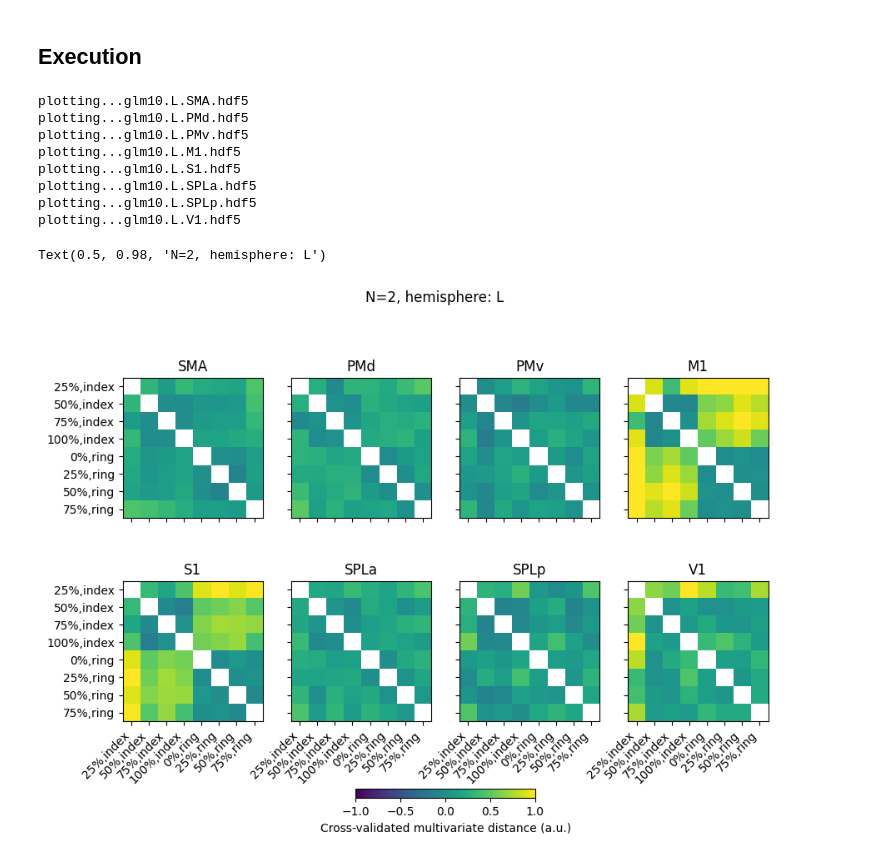
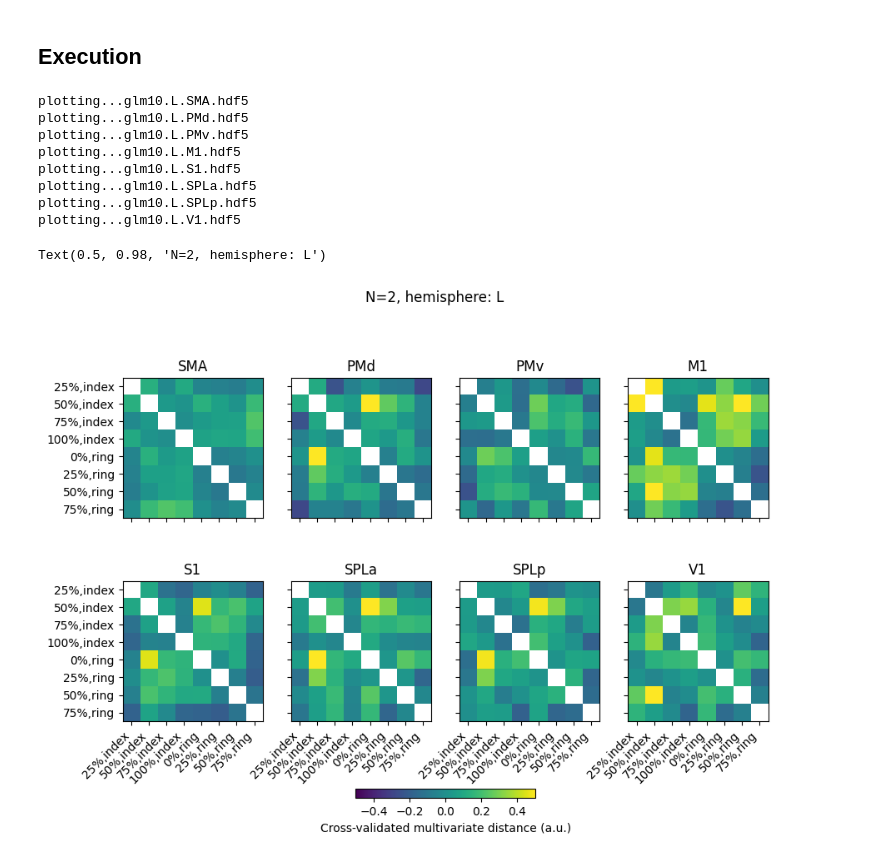
Before and after one commit to mnlmrc/sensori-motor-prediction, a Jupyter notebook: notebooks/main.ipynb, the cells around one changed output. Drawn from its saved outputs; the diff is of its cells as text; code cells hidden in the pictures.

```diff
--- a/notebooks/main.ipynb
+++ b/notebooks/main.ipynb
@@ -204,15 +275,16 @@ fig.subplots_adjust(top=0.85, bottom=.2)
 # %% [markdown]
 ## **Planning**
 # %%
+Hem = 'L'
 roi = ['SMA', 'PMd', 'PMv', 'M1', 'S1', 'SPLa', 'SPLp', 'V1']
-vmin, vmax = -.5, .5
-participant_id=['subj101']
-Hem = 'L'
+vmin, vmax = -.25, .25
+participant_id='subj100'
+glm = 11
 r = 0
 fig, axs = plt.subplots(nrows=2, ncols=4, sharex=True, sharey=True)
 for i in range(axs.shape[0]):
     for j in range(axs.shape[1]):
-        rdms = rsa.rdm.load_rdm(os.path.join(gl.baseDir, experiment, gl.rdmDir, f'glm10.{Hem}.{roi[r]}.hdf5'))
+        rdms = rsa.rdm.load_rdm(os.path.join(gl.baseDir, experiment, gl.rdmDir, participant_id, f'glm{glm}.{Hem}.{roi[r]}.hdf5'))
         rdms = rdms.subset_pattern(by='conds', value=['0%', '25%', '50%', '75%', '100%'])
 
         cax = rsa.vis.show_rdm_panel(
@@ -230,5 +302,5 @@ for i in range(axs.shape[0]):
 
 cbar = fig.colorbar(cax, ax=axs, orientation='horizontal', fraction=.02)
 cbar.set_label('Cross-validated multivariate distance (a.u.)')
-fig.suptitle(f'N={len(gl.participants[experiment])}, hemisphere: {Hem}')
+fig.suptitle(f'participant: {participant_id}, hemisphere: {Hem}')
 # %% [output]
@@ -237,10 +309,14 @@ Text(0.5, 0.98, 'N=2, hemisphere: L')
 # %%
 Hem = 'R'
+roi = ['SMA', 'PMd', 'PMv', 'M1', 'S1', 'SPLa', 'SPLp', 'V1']
+vmin, vmax = -.25, .25
+participant_id='subj100'
+glm = 11
 r = 0
 fig, axs = plt.subplots(nrows=2, ncols=4, sharex=True, sharey=True)
 for i in range(axs.shape[0]):
     for j in range(axs.shape[1]):
-        rdms = rsa.rdm.load_rdm(os.path.join(gl.baseDir, experiment, gl.rdmDir, f'glm10.{Hem}.{roi[r]}.hdf5'))
+        rdms = rsa.rdm.load_rdm(os.path.join(gl.baseDir, experiment, gl.rdmDir, participant_id, f'glm{glm}.{Hem}.{roi[r]}.hdf5'))
         rdms = rdms.subset_pattern(by='conds', value=['0%', '25%', '50%', '75%', '100%'])
 
         cax = rsa.vis.show_rdm_panel(
@@ -258,5 +334,5 @@ for i in range(axs.shape[0]):
 
 cbar = fig.colorbar(cax, ax=axs, orientation='horizontal', fraction=.02)
 cbar.set_label('Cross-validated multivariate distance (a.u.)')
-fig.suptitle(f'N={len(gl.participants[experiment])}, hemisphere: {Hem}')
+fig.suptitle(f'participant: {participant_id}, hemisphere: {Hem}')
 # %% [output]
@@ -265,45 +341,45 @@ Text(0.5, 0.98, 'N=2, hemisphere: R')
 # %% [markdown]
 ## **Execution**
 # %%
+Hem = 'L'
 r = 0
-vmin, vmax = -1, 1
-participant_id=['subj101']
-Hem = 'L'
+vmin, vmax = -.5, .5
+participant_id='subj100'
 fig, axs = plt.subplots(nrows=2, ncols=4, sharex=True, sharey=True, figsize=(10, 7))
 for i in range(axs.shape[0]):
     for j in range(axs.shape[1]):
         print(f'plotting...glm10.{Hem}.{roi[r]}.hdf5')
-        rdms = rsa.rdm.load_rdm(os.path.join(gl.baseDir, experiment, gl.rdmDir, f'glm10.{Hem}.{roi[r]}.hdf5'))
+        rdms = rsa.rdm.load_rdm(os.path.join(gl.baseDir, experiment, gl.rdmDir, participant_id,f'glm{glm}.{Hem}.{roi[r]}.hdf5'))
         rdms = rdms.subset_pattern(by='conds', value=['25%,index', '50%,index', '75%,index', '100%,index',
                                                       '0%,ring', '25%,ring', '50%,ring', '75%,ring',])
 
         cax = rsa.vis.show_rdm_panel(
                 rdms, axs[i, j], rdm_descriptor='roi', cmap='viridis', vmin=vmin, vmax=vmax
             )
         axs[i, j].set_xticks(np.arange(len(rdms.pattern_descriptors['conds'])))
         axs[i, j].set_xticklabels(rdms.pattern_descriptors['conds'], rotation=45, ha='right')
         axs[i, j].set_yticks(axs[i, j].get_xticks())
         axs[i, j].set_yticklabels(rdms.pattern_descriptors['conds'])
         axs[i, j].set_title(roi[r])
 
         # axs[i, j].axhline(0, color='k', ls='-', lw=.8)
         # axs[i, j].axvline(0, color='k', ls='-', lw=.8)
         r += 1
 
 cbar = fig.colorbar(cax, ax=axs, orientation='horizontal', fraction=.02)
 cbar.set_label('Cross-validated multivariate distance (a.u.)')
 fig.suptitle(f'N={len(gl.participants[experiment])}, hemisphere: {Hem}')
 # %% [output]
 plotting...glm10.L.SMA.hdf5
 plotting...glm10.L.PMd.hdf5
 plotting...glm10.L.PMv.hdf5
 plotting...glm10.L.M1.hdf5
 plotting...glm10.L.S1.hdf5
 plotting...glm10.L.SPLa.hdf5
 plotting...glm10.L.SPLp.hdf5
 plotting...glm10.L.V1.hdf5
 Text(0.5, 0.98, 'N=2, hemisphere: L')
-[figure, old version]
+[figure, new version]
 # %%
 Hem = 'R'
 r = 0
```
Also changed, not shown: parts of 7 cells of this notebook, 3 other files.
